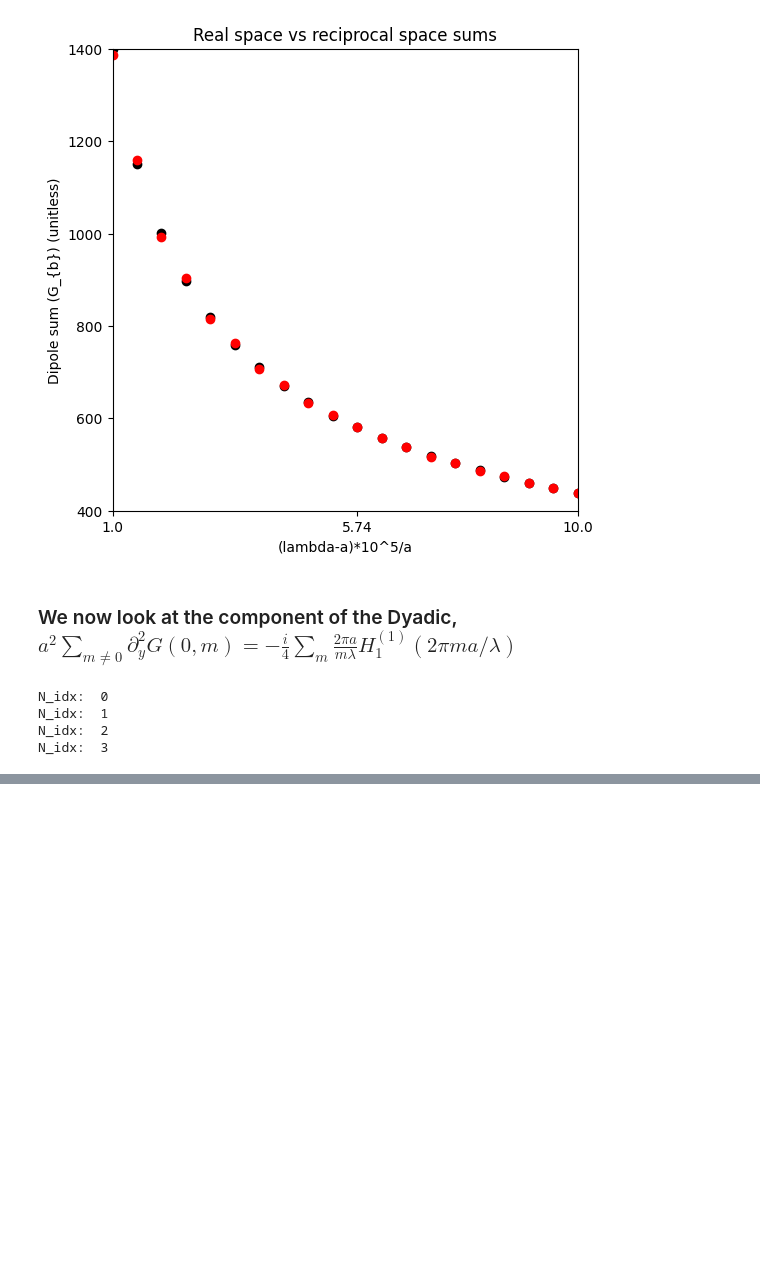
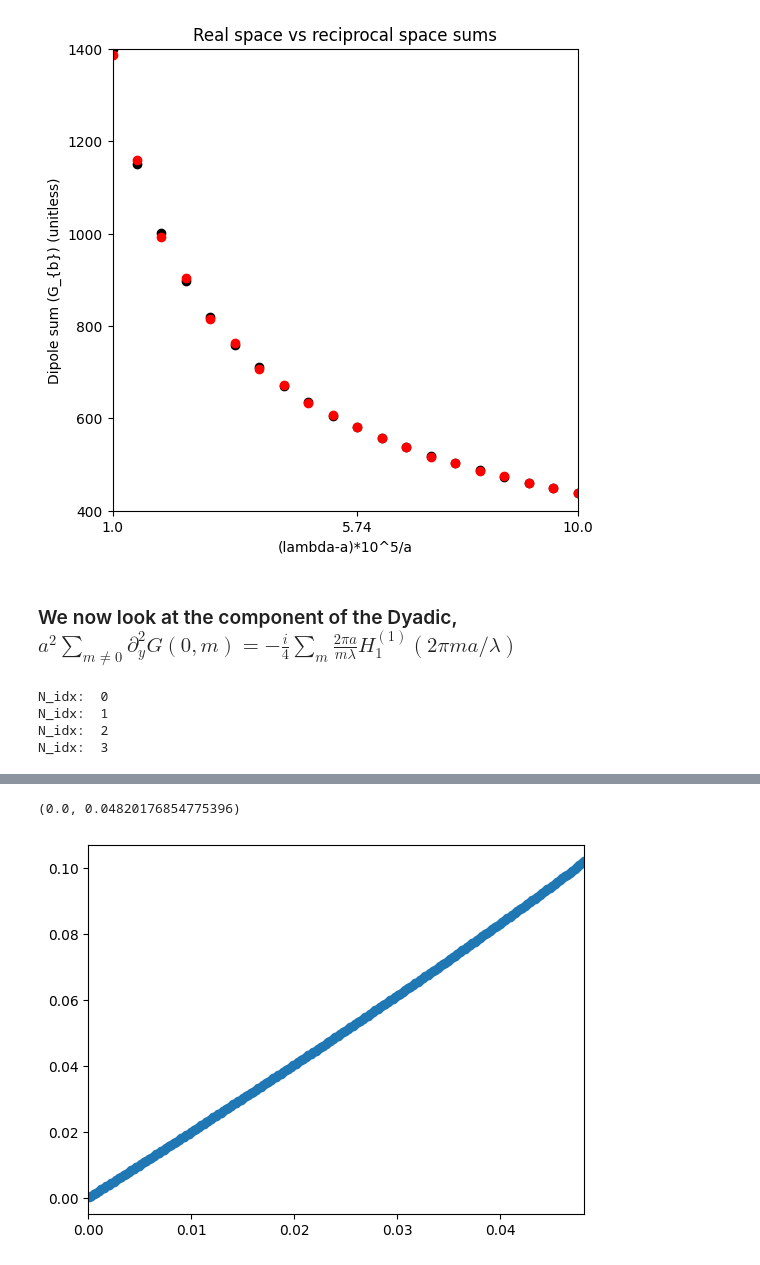
Before and after one commit to AliGhorashiCMT/Coherent-Perfect-Absorption, a Jupyter notebook: spheres/Dipole lattice sums.ipynb, the cells around one changed output, grey strips where cells are left out. Saved outputs shown, nothing was run; the diff lists cells and outputs as text; code cells hidden in the pictures; blank space fills up the shorter version.

```diff
--- a/spheres/Dipole lattice sums.ipynb
+++ b/spheres/Dipole lattice sums.ipynb
@@ -233,0 +236,12 @@ ax2.set_xticks([1, 2, 3]);
+# %%
+M = 200
+s_v = zeros(M, dtype=complex)
+lambda_v = linspace(30, 100, M)
+N = 10000
+dipole_sums_cylinder_v = []
+for (sum_idx, lambda_) in enumerate(lambda_v):
+    dipole_sum = 0
+    for n in range(1, N+1):
+        dipole_sum += 2*one_term_cylinder_yy(n, lambda_) # multiply by 2 to take in to account n->-n
+    alpha_tilde_inv = -(dipole_sum + 1j * 2*pi/lambda_)
+    s_v[sum_idx] = 1 + 4j*(2*pi/lambda_)**2/alpha_tilde_inv
@@ -233,0 +294,6 @@ ax2.set_xticks([1, 2, 3]);
+# %%
+plt.scatter(x, sigmas_cpa[1, :])
+plt.xlim(0, max_kr)
+# %% [output]
+(0.0, 0.04820176854775396)
+[figure, added]
```
Also changed, not shown: parts of 7 cells of this notebook.
